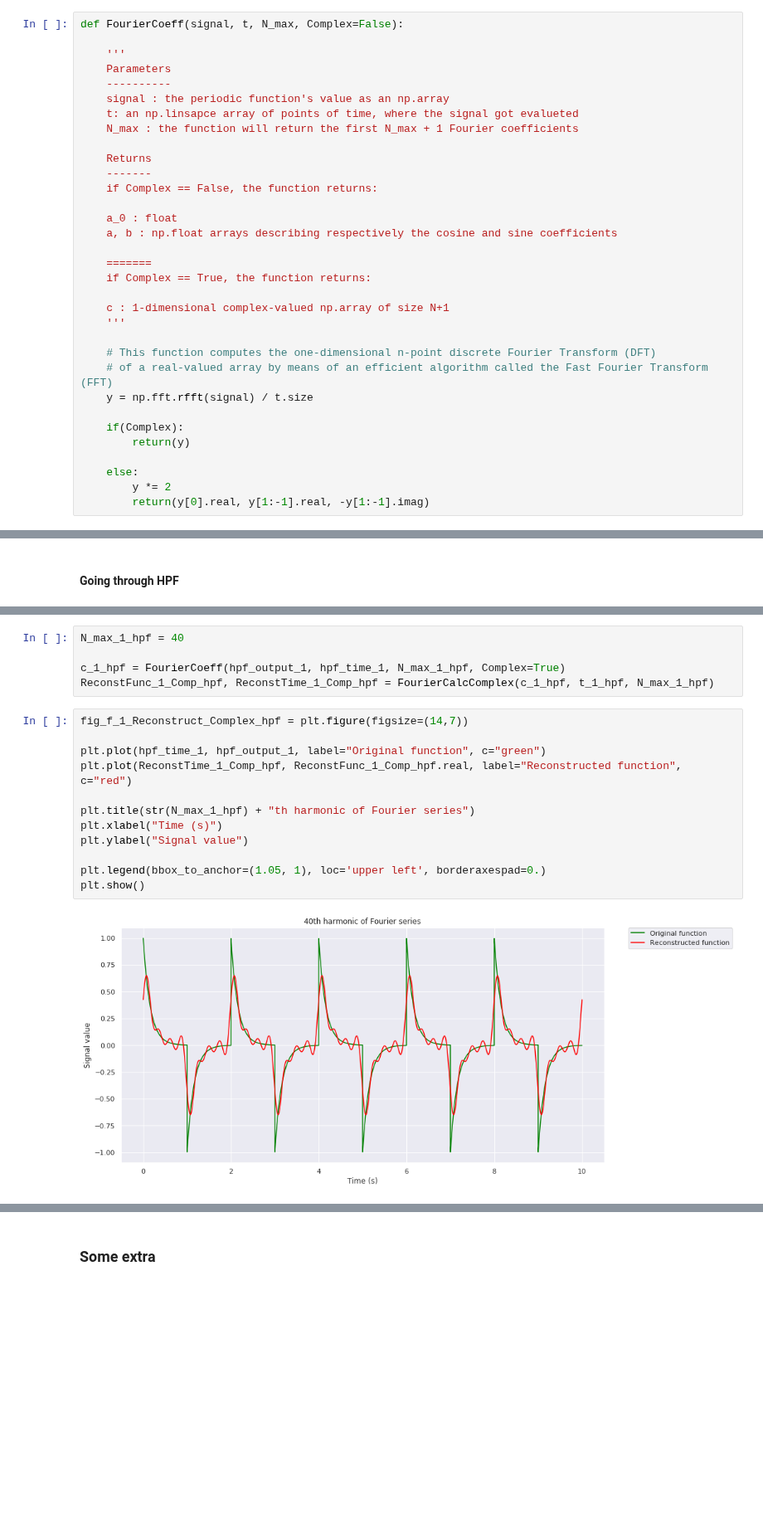
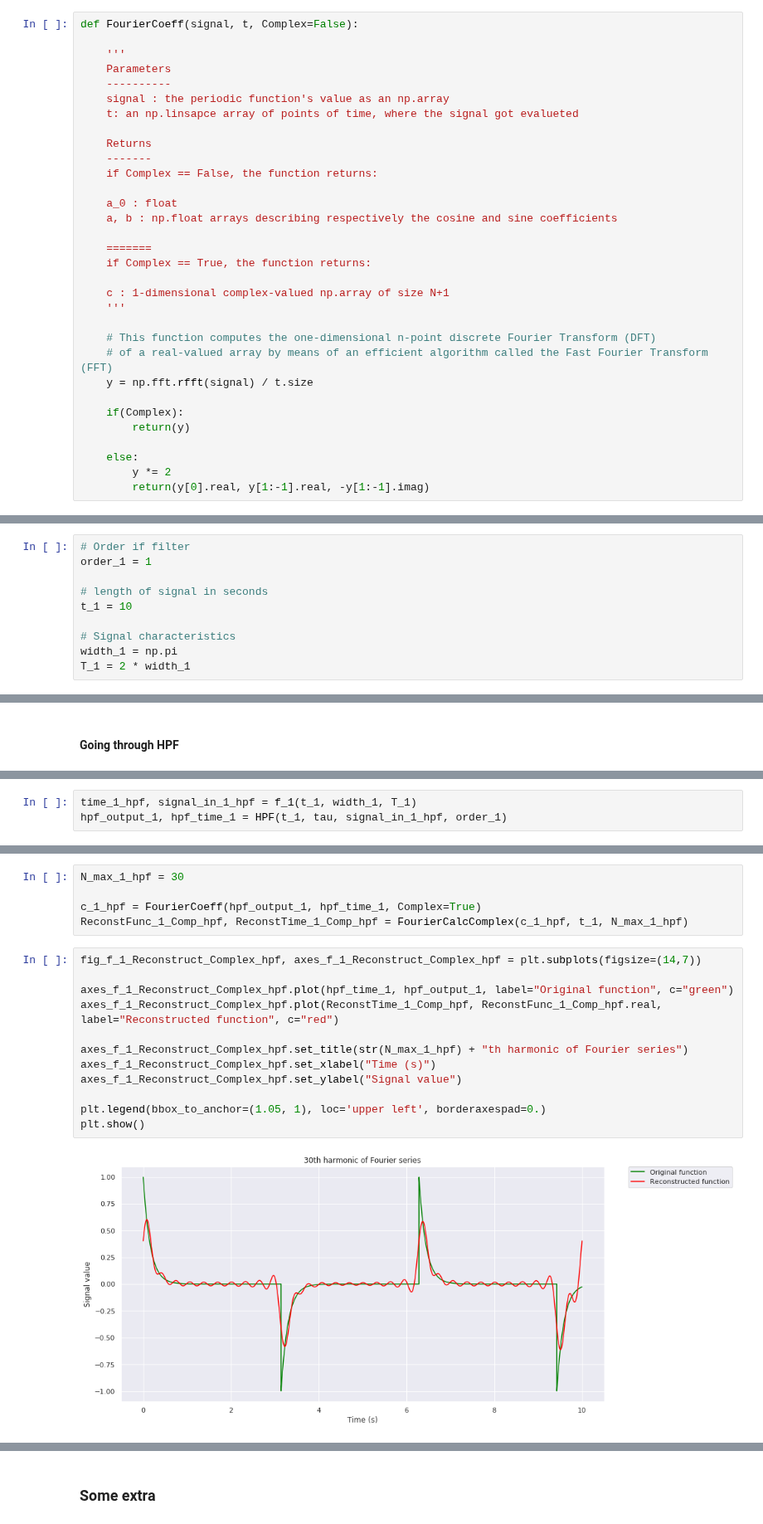
Before and after one commit to masterdesky/ELTE-signal-processing-2018, a Jupyter notebook: Assignment 3/Assignment 3.ipynb, the cells around one changed output, grey strips where cells are left out. Shown at 83% size. Cells and saved outputs as stored; diff of their text form; blank space fills up the shorter version.

```diff
--- a/Assignment 3/Assignment 3.ipynb
+++ b/Assignment 3/Assignment 3.ipynb
@@ -206,12 +229,11 @@ def HPF(t, tau, signal_in, order):
 # %%
-def FourierCoeff(signal, t, N_max, Complex=False):
+def FourierCoeff(signal, t, Complex=False):
 
     '''
     Parameters
     ----------
     signal : the periodic function's value as an np.array
     t: an np.linsapce array of points of time, where the signal got evalueted
-    N_max : the function will return the first N_max + 1 Fourier coefficients
 
     Returns
     -------
@@ -309,2 +352,12 @@ def f_1(t, width, T):
+# %%
+# Order if filter
+order_1 = 1
+
+# length of signal in seconds
+t_1 = 10
+
+# Signal characteristics
+width_1 = np.pi
+T_1 = 2 * width_1
 # %% [markdown]
 #### Going through LPF
@@ -366,3 +398,6 @@ hpf_output_1, hpf_time_1 = HPF(t_1_hpf, tau, signal_in_1_hpf, order_1_hpf)
+# %%
+time_1_hpf, signal_in_1_hpf = f_1(t_1, width_1, T_1)
+hpf_output_1, hpf_time_1 = HPF(t_1, tau, signal_in_1_hpf, order_1)
 # %%
 fig_1_hpf, axes_1_hpf = plt.subplots(figsize=(14,7))
 
@@ -376,19 +411,19 @@ plt.show()
 # %%
-N_max_1_hpf = 40
+N_max_1_hpf = 30
 
-c_1_hpf = FourierCoeff(hpf_output_1, hpf_time_1, N_max_1_hpf, Complex=True)
-ReconstFunc_1_Comp_hpf, ReconstTime_1_Comp_hpf = FourierCalcComplex(c_1_hpf, t_1_hpf, N_max_1_hpf)
+c_1_hpf = FourierCoeff(hpf_output_1, hpf_time_1, Complex=True)
+ReconstFunc_1_Comp_hpf, ReconstTime_1_Comp_hpf = FourierCalcComplex(c_1_hpf, t_1, N_max_1_hpf)
 # %%
-fig_f_1_Reconstruct_Complex_hpf = plt.figure(figsize=(14,7))
+fig_f_1_Reconstruct_Complex_hpf, axes_f_1_Reconstruct_Complex_hpf = plt.subplots(figsize=(14,7))
 
-plt.plot(hpf_time_1, hpf_output_1, label="Original function", c="green")
-plt.plot(ReconstTime_1_Comp_hpf, ReconstFunc_1_Comp_hpf.real, label="Reconstructed function", c="red")
+axes_f_1_Reconstruct_Complex_hpf.plot(hpf_time_1, hpf_output_1, label="Original function", c="green")
+axes_f_1_Reconstruct_Complex_hpf.plot(ReconstTime_1_Comp_hpf, ReconstFunc_1_Comp_hpf.real, label="Reconstructed function", c="red")
 
-plt.title(str(N_max_1_hpf) + "th harmonic of Fourier series")
-plt.xlabel("Time (s)")
-plt.ylabel("Signal value")
+axes_f_1_Reconstruct_Complex_hpf.set_title(str(N_max_1_hpf) + "th harmonic of Fourier series")
+axes_f_1_Reconstruct_Complex_hpf.set_xlabel("Time (s)")
+axes_f_1_Reconstruct_Complex_hpf.set_ylabel("Signal value")
 
 plt.legend(bbox_to_anchor=(1.05, 1), loc='upper left', borderaxespad=0.)
 plt.show()
 # %% [output]
-[figure, old version]
+[figure, new version]
```
Also changed, not shown: parts of 31 cells of this notebook, 6 other files.
